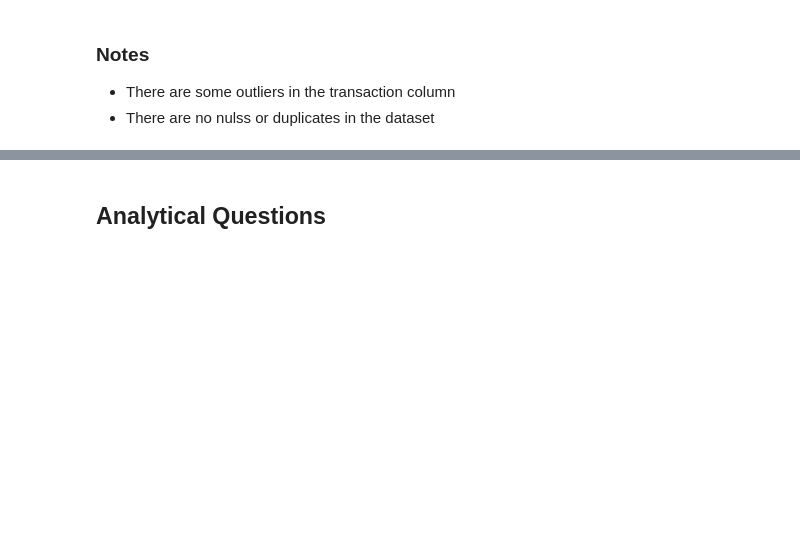
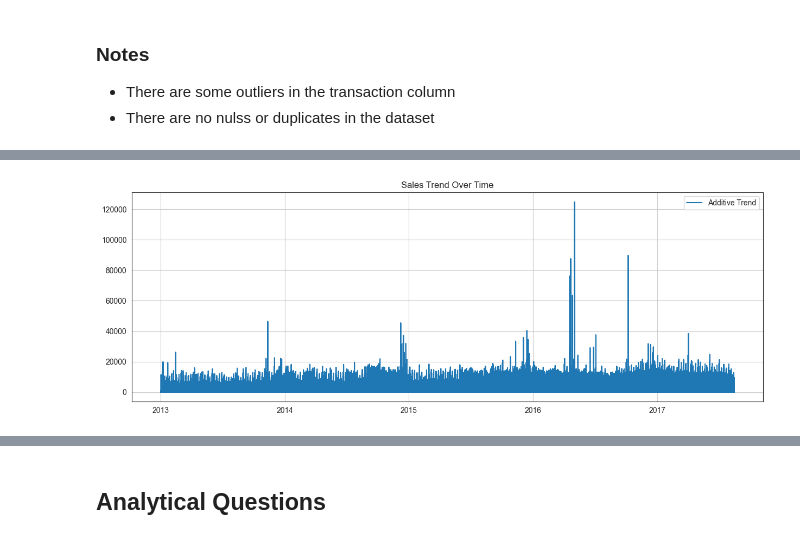
Before and after one commit to murithidenisgitobu/Time-Series-Regression-Analysis-Corporation-Favorita-, a Jupyter notebook: Time Series Regression Analysis - Corporation Favorita.ipynb, the cells around one changed output, grey strips where cells are left out. Cells and saved outputs as stored; diff of their text form; code cells hidden in the pictures; blank space fills up the shorter version.

```diff
--- a/Time Series Regression Analysis - Corporation Favorita.ipynb
+++ b/Time Series Regression Analysis - Corporation Favorita.ipynb
@@ -627,0 +642,12 @@ plt.show()
+# %%
+# Decompose to show trend of sales over time
+result_add = seasonal_decompose(train_data_cp['sales'], model='additive', period=1)  # daily frequency
+plt.figure(figsize=(15, 5))
+
+plt.plot(result_add.trend, label='Additive Trend')
+plt.title('Sales Trend Over Time')
+plt.legend()
+plt.grid(visible=True)
+plt.show()
+# %% [output]
+[figure, added]
```
Also changed, not shown: parts of 10 cells of this notebook.
